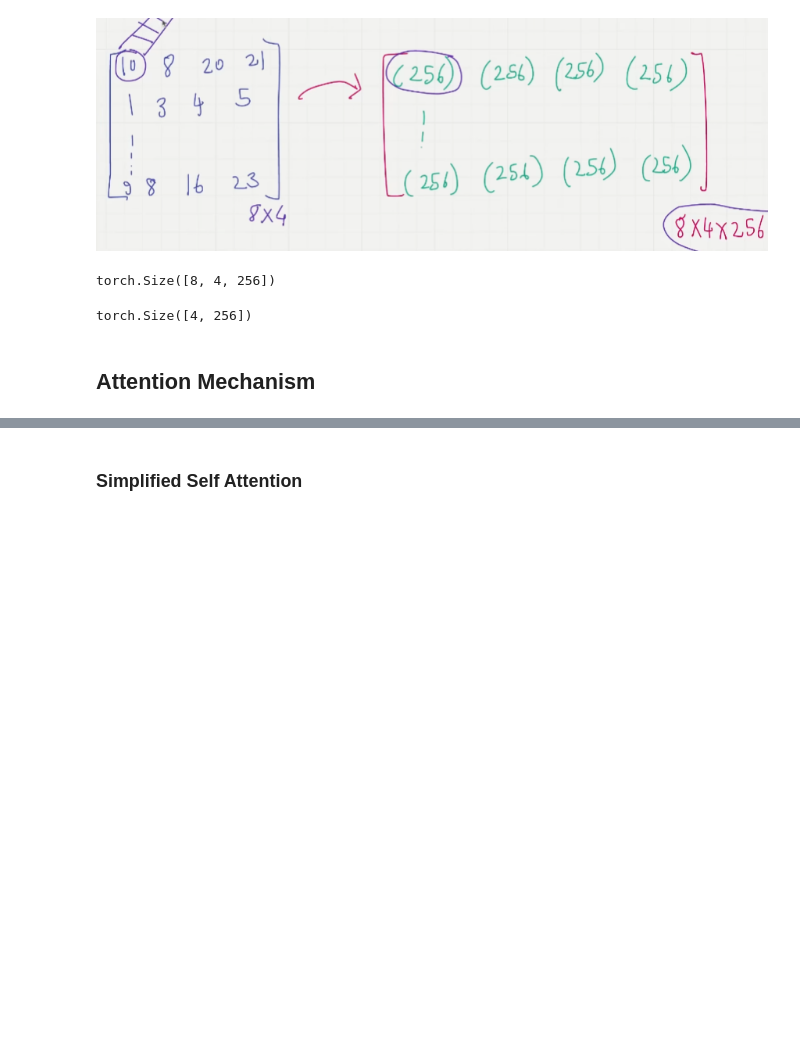
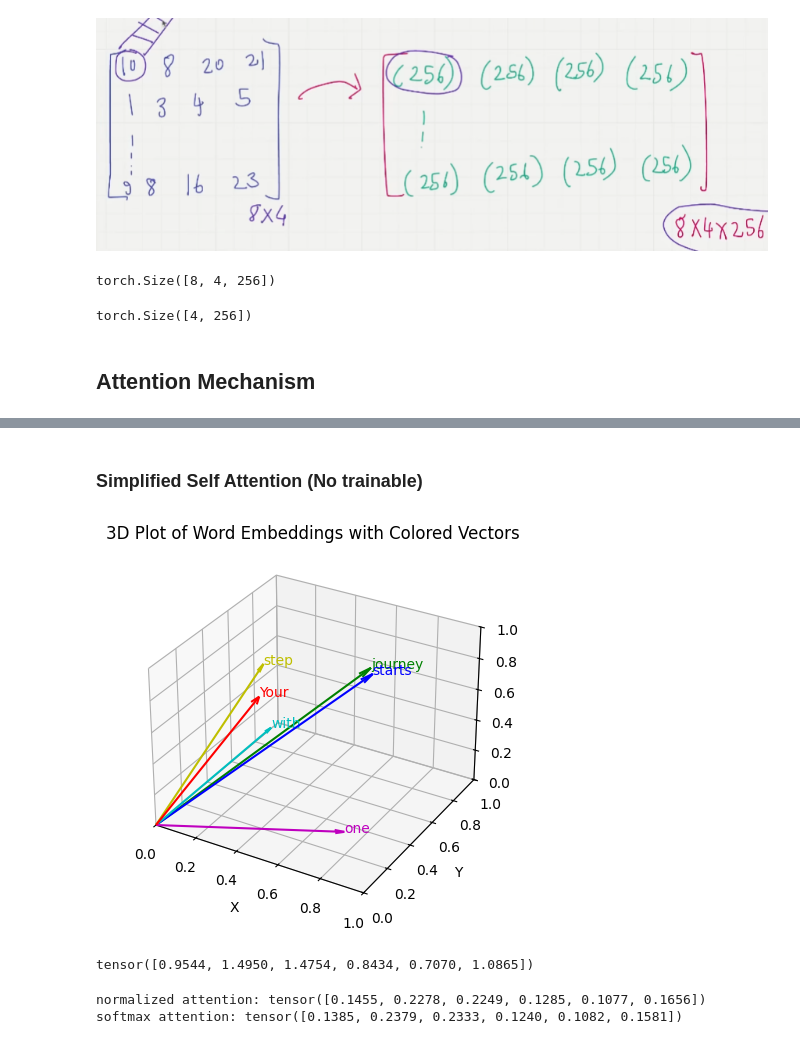
Before and after one commit to jpfcabral/models-from-scratch, a Jupyter notebook: llm.ipynb, the cells around one changed output, grey strips where cells are left out. Saved outputs shown, nothing was run; the diff lists cells and outputs as text; code cells hidden in the pictures; blank space fills up the shorter version.

Commit message:
add no treinable self attention

```diff
--- a/llm.ipynb
+++ b/llm.ipynb
@@ -298,2 +300,76 @@ torch.Size([4, 256])
 # %% [markdown]
-### Simplified Self Attention
+### Simplified Self Attention (No trainable)
+# %%
+import torch
+
+inputs = torch.tensor(
+    [
+        [0.43, 0.15, 0.89], # Your    (x1)
+        [0.55, 0.87, 0.66], # journey (x2)
+        [0.57, 0.85, 0.64], # starts  (x3)
+        [0.22, 0.58, 0.33], # with    (x4)
+        [0.77, 0.25, 0.10], # one     (x5)
+        [0.05, 0.80, 0.55]  # step    (x6)
+    ]
+)
+# %%
+import matplotlib.pyplot as plt
+from mpl_toolkits.mplot3d import Axes3D
+
+words = ['Your', 'journey', 'starts', 'with', 'one', 'step']
+
+x_coords = inputs[:, 0]
+y_coords = inputs[:, 1]
+z_coords = inputs[:, 2]
+
+fig = plt.figure()
+ax = fig.add_subplot(111, projection='3d')
+
+# Define a list of colors for the vectors
+colors = ['r', 'g', 'b', 'c', 'm', 'y']
+
+# Plot each vector with a different color and annotate with the corresponding word
+for (x, y, z, word, color) in zip(x_coords, y_coords, z_coords, words, colors):
+    # Draw vector from origin to the point (x, y, z) with specified color and smaller arrow length ratio
+    ax.quiver(0, 0, 0, x, y, z, color=color, arrow_length_ratio=0.05)
+    ax.text(x, y, z, word, fontsize=10, color=color)
+
+# Set labels for axes
+ax.set_xlabel('X')
+ax.set_ylabel('Y')
+ax.set_zlabel('Z')
+
+# Set plot limits to keep arrows within the plot boundaries
+ax.set_xlim([0, 1])
+ax.set_ylim([0, 1])
+ax.set_zlim([0, 1])
+
+plt.title('3D Plot of Word Embeddings with Colored Vectors')
+plt.show()
+# %% [output]
+[figure, added]
+# %%
+# Compute attention scores by dot product
+query = inputs[1] # word that we need to check
+
+attention_scores = torch.empty(inputs.shape[0])
+
+# Compute dot score (|a||b|cosθ) for each other word
+# Capture how related the query is for each other word
+for i, x_i in enumerate(inputs):
+  attention_scores[i] = torch.dot(x_i, query)
+
+print(attention_scores)
+# %% [output]
+tensor([0.9544, 1.4950, 1.4754, 0.8434, 0.7070, 1.0865])
+# %%
+# Normalization
+norm_attention_weights = attention_scores / torch.sum(attention_scores)
+print(f'normalized attention: {norm_attention_weights}')
+
+# softmax
+softmax_attention_weights = torch.softmax(attention_scores, dim=0)
+print(f'softmax attention: {softmax_attention_weights}')
+# %% [output]
+normalized attention: tensor([0.1455, 0.2278, 0.2249, 0.1285, 0.1077, 0.1656])
+softmax attention: tensor([0.1385, 0.2379, 0.2333, 0.1240, 0.1082, 0.1581])
```
Also changed, not shown: parts of 9 cells of this notebook.
